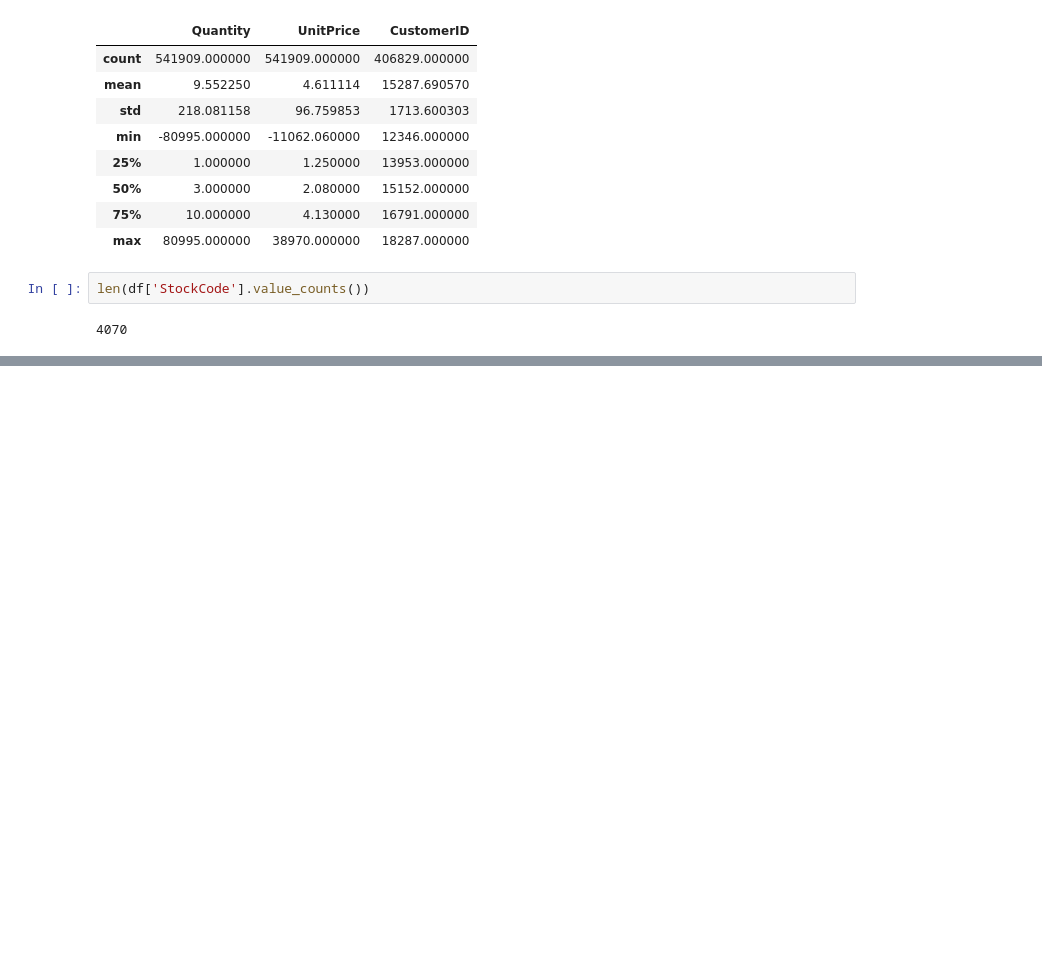
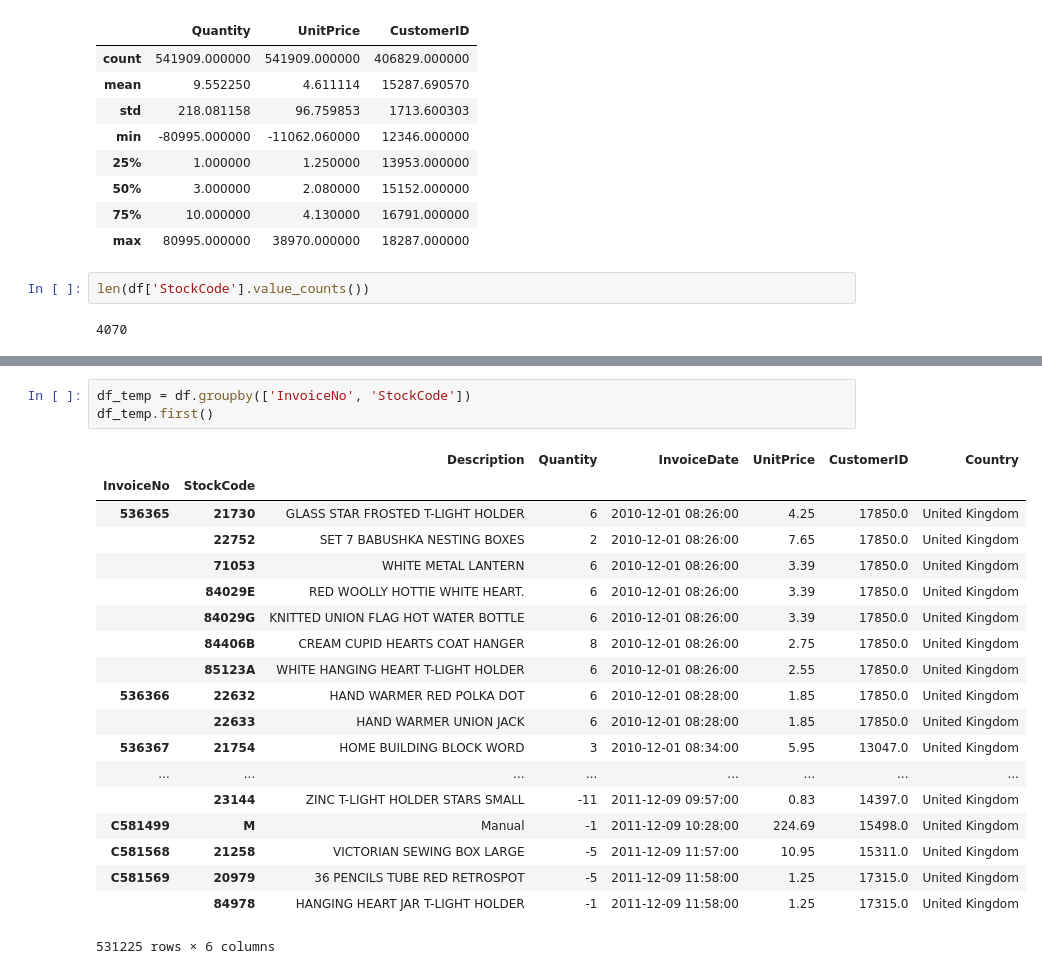
Before and after one commit to arnavdutta/Market-Basket-Analysis, a Jupyter notebook: market-basket-analysis.ipynb, the cells around one changed output, grey strips where cells are left out. Saved outputs shown, nothing was run; the diff lists cells and outputs as text; blank space fills up the shorter version.

```diff
--- a/market-basket-analysis.ipynb
+++ b/market-basket-analysis.ipynb
@@ -91,2 +91,25 @@ DCGS0055       1
 Name: StockCode, Length: 4070, dtype: int64
+# %%
+df_temp = df.groupby(['InvoiceNo', 'StockCode'])
+df_temp.first()
+# %% [output]
+|  |  | Description | Quantity | InvoiceDate | UnitPrice | CustomerID | Country |
+| InvoiceNo | StockCode |  |  |  |  |  |  |
+| 536365 | 21730 | GLASS STAR FROSTED T-LIGHT HOLDER | 6 | 2010-12-01 08:26:00 | 4.25 | 17850.0 | United Kingdom |
+|  | 22752 | SET 7 BABUSHKA NESTING BOXES | 2 | 2010-12-01 08:26:00 | 7.65 | 17850.0 | United Kingdom |
+|  | 71053 | WHITE METAL LANTERN | 6 | 2010-12-01 08:26:00 | 3.39 | 17850.0 | United Kingdom |
+|  | 84029E | RED WOOLLY HOTTIE WHITE HEART. | 6 | 2010-12-01 08:26:00 | 3.39 | 17850.0 | United Kingdom |
+|  | 84029G | KNITTED UNION FLAG HOT WATER BOTTLE | 6 | 2010-12-01 08:26:00 | 3.39 | 17850.0 | United Kingdom |
+|  | 84406B | CREAM CUPID HEARTS COAT HANGER | 8 | 2010-12-01 08:26:00 | 2.75 | 17850.0 | United Kingdom |
+|  | 85123A | WHITE HANGING HEART T-LIGHT HOLDER | 6 | 2010-12-01 08:26:00 | 2.55 | 17850.0 | United Kingdom |
+| 536366 | 22632 | HAND WARMER RED POLKA DOT | 6 | 2010-12-01 08:28:00 | 1.85 | 17850.0 | United Kingdom |
+|  | 22633 | HAND WARMER UNION JACK | 6 | 2010-12-01 08:28:00 | 1.85 | 17850.0 | United Kingdom |
+| 536367 | 21754 | HOME BUILDING BLOCK WORD | 3 | 2010-12-01 08:34:00 | 5.95 | 13047.0 | United Kingdom |
+| ... | ... | ... | ... | ... | ... | ... | ... |
+|  | 23144 | ZINC T-LIGHT HOLDER STARS SMALL | -11 | 2011-12-09 09:57:00 | 0.83 | 14397.0 | United Kingdom |
+| C581499 | M | Manual | -1 | 2011-12-09 10:28:00 | 224.69 | 15498.0 | United Kingdom |
+| C581568 | 21258 | VICTORIAN SEWING BOX LARGE | -5 | 2011-12-09 11:57:00 | 10.95 | 15311.0 | United Kingdom |
+| C581569 | 20979 | 36 PENCILS TUBE RED RETROSPOT | -5 | 2011-12-09 11:58:00 | 1.25 | 17315.0 | United Kingdom |
+|  | 84978 | HANGING HEART JAR T-LIGHT HOLDER | -1 | 2011-12-09 11:58:00 | 1.25 | 17315.0 | United Kingdom |
+531225 rows × 6 columns
 # %%
```
Also changed, not shown: parts of 2 cells of this notebook.
